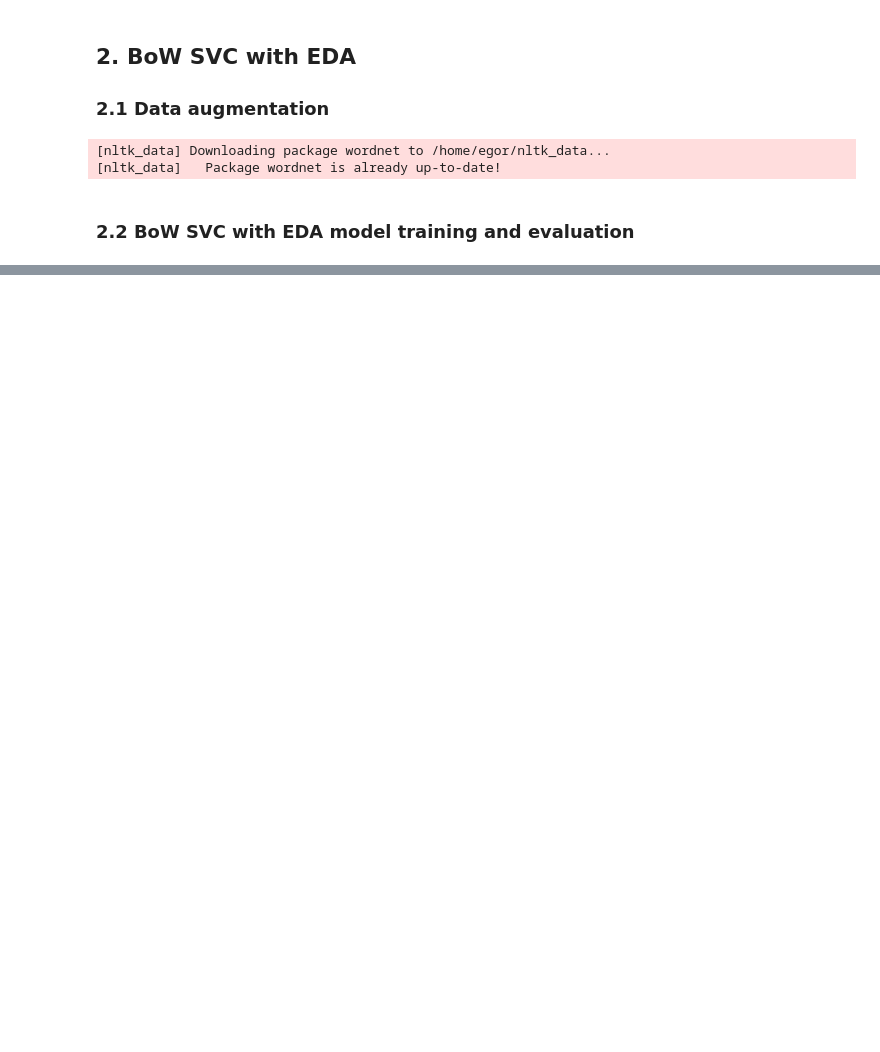
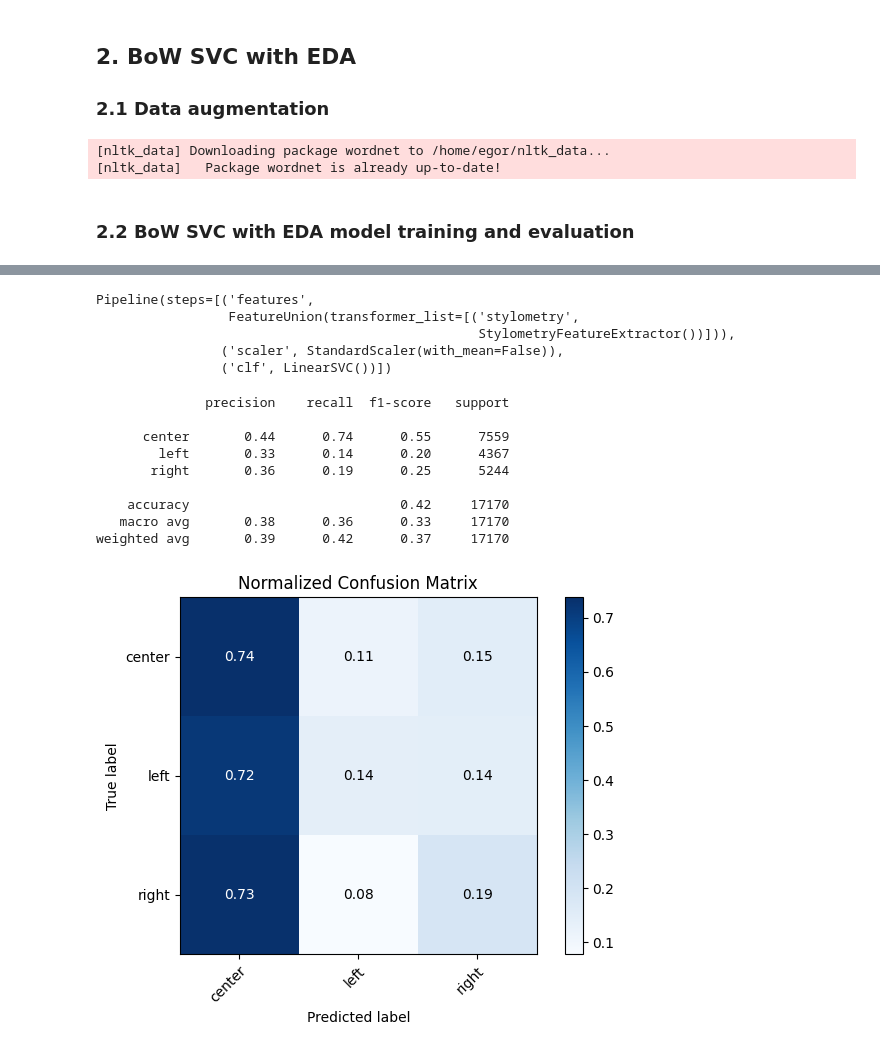
Before and after one commit to EKarasevnl/Language-and-AI, a Jupyter notebook: ModelWithEDA.ipynb, the cells around one changed output, grey strips where cells are left out. Drawn from its saved outputs; the diff is of its cells as text; code cells hidden in the pictures; blank space fills up the shorter version.

```diff
--- a/ModelWithEDA.ipynb
+++ b/ModelWithEDA.ipynb
@@ -203,0 +320,30 @@ weighted avg       0.97      0.96      0.97       400
+# %%
+# Create a pipeline
+clf_pure_stylometry = Pipeline([
+    ('features', FeatureUnion([
+        ('stylometry', StylometryFeatureExtractor())
+    ])),
+    ('scaler', StandardScaler(with_mean=False)),
+    ('clf', LinearSVC())
+])
+# %%
+clf_pure_stylometry.fit(X_train, y_train)
+# %% [output]
+Pipeline(steps=[('features',
+                 FeatureUnion(transformer_list=[('stylometry',
+                                                 StylometryFeatureExtractor())])),
+                ('scaler', StandardScaler(with_mean=False)),
+                ('clf', LinearSVC())])
+# %%
+evaluate_clf(clf_pure_stylometry, X_test, y_test, classes=le.classes_)
+# %% [output]
+              precision    recall  f1-score   support
+
+      center       0.44      0.74      0.55      7559
+        left       0.33      0.14      0.20      4367
+       right       0.36      0.19      0.25      5244
+
+    accuracy                           0.42     17170
+   macro avg       0.38      0.36      0.33     17170
+weighted avg       0.39      0.42      0.37     17170
+[figure, added]
```
Also changed, not shown: parts of 15 cells of this notebook.
